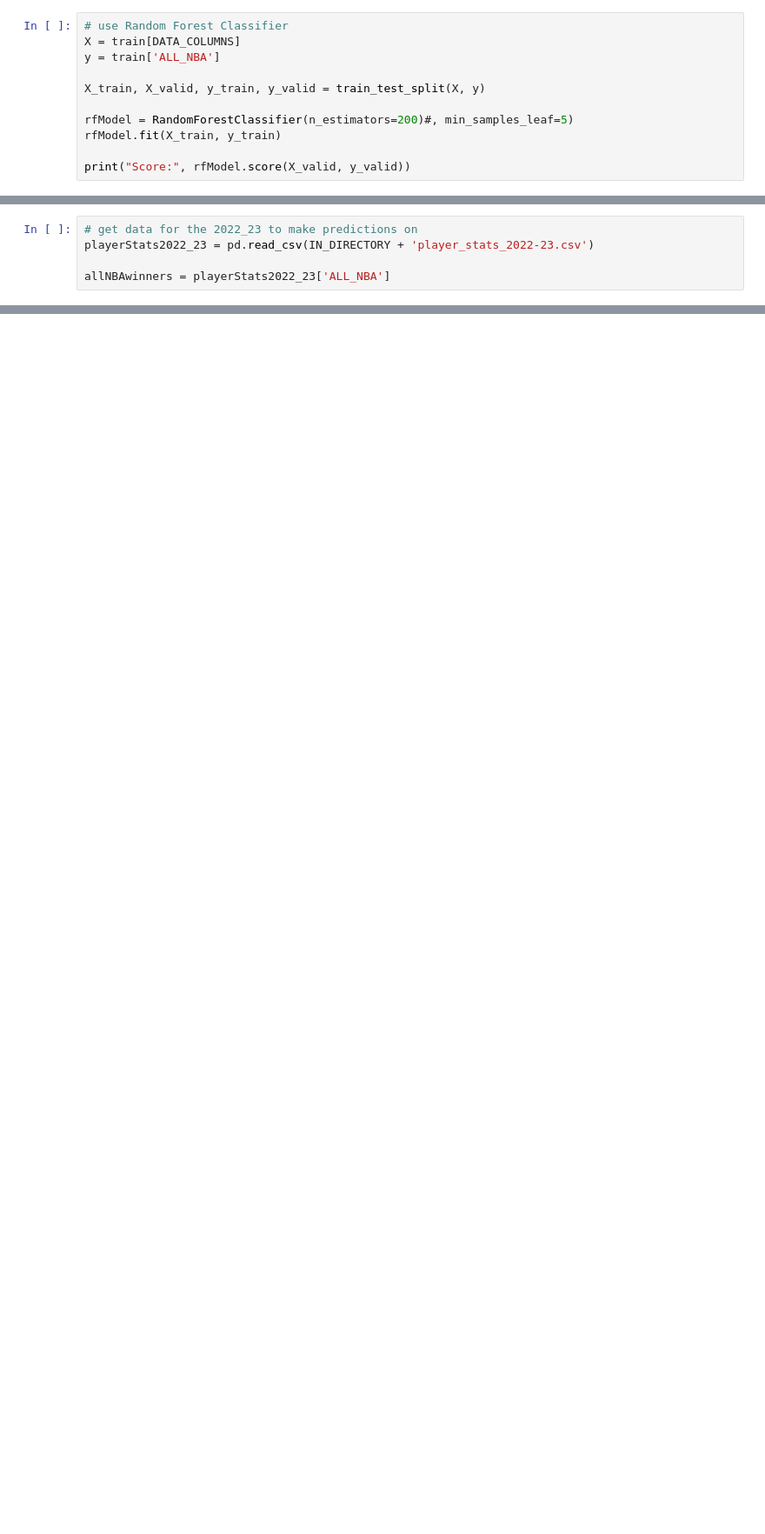
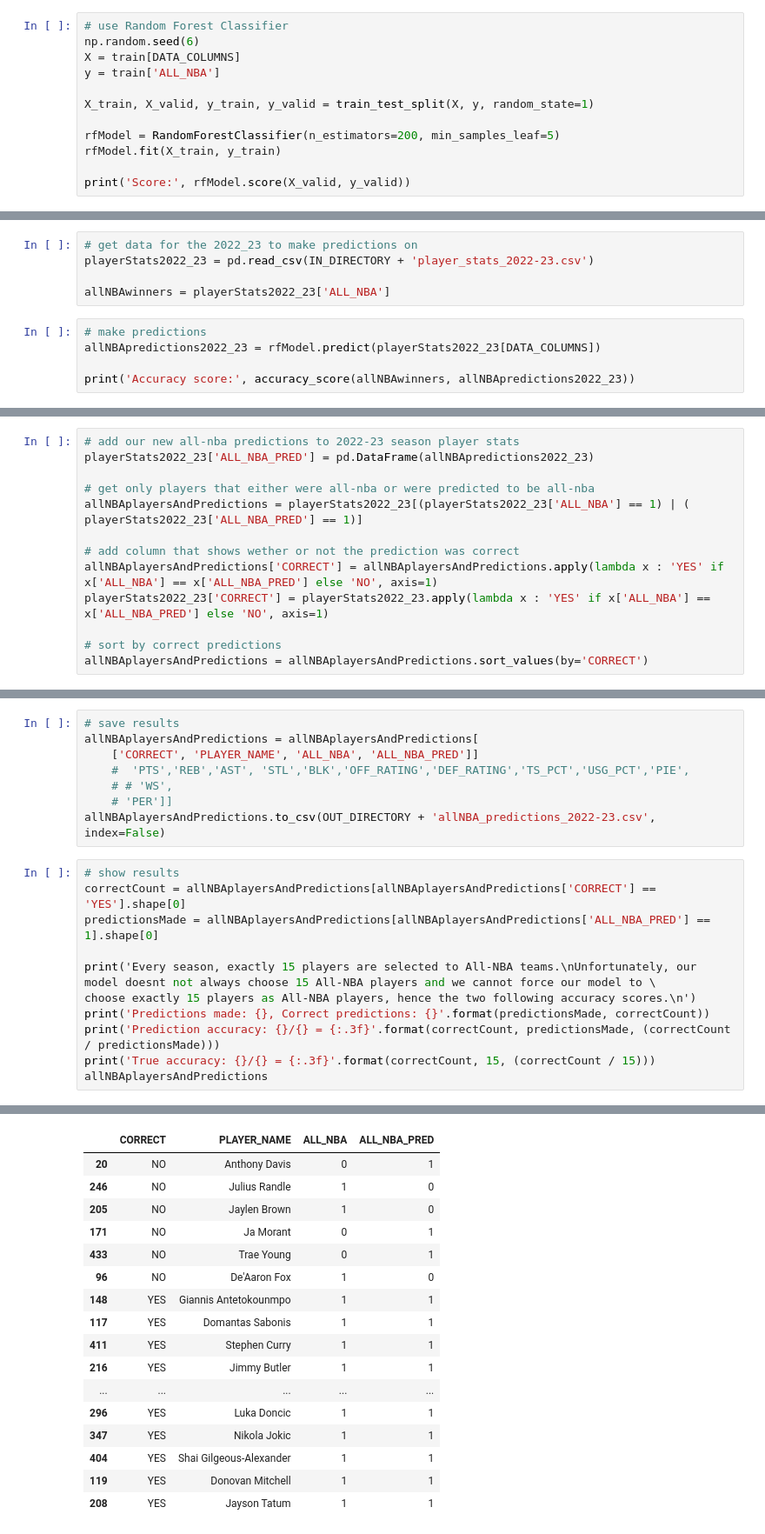
Before and after one commit to MikaelKaas/All-NBA_Award_Predictions, a Jupyter notebook: 6-make_predictions.ipynb, the cells around one changed output, grey strips where cells are left out. Shown at 87% size. Saved outputs shown, nothing was run; the diff lists cells and outputs as text; blank space fills up the shorter version.

Commit message:
Completed code for make_predictions.ipynb

```diff
--- a/6-make_predictions.ipynb
+++ b/6-make_predictions.ipynb
@@ -26,12 +39,13 @@ train = pd.read_csv(IN_DIRECTORY + 'player_stats_training.csv')
 # %%
 # use Random Forest Classifier
+np.random.seed(6)
 X = train[DATA_COLUMNS]
 y = train['ALL_NBA']
 
-X_train, X_valid, y_train, y_valid = train_test_split(X, y)
+X_train, X_valid, y_train, y_valid = train_test_split(X, y, random_state=1)
 
-rfModel = RandomForestClassifier(n_estimators=200)#, min_samples_leaf=5)
+rfModel = RandomForestClassifier(n_estimators=200, min_samples_leaf=5)
 rfModel.fit(X_train, y_train)
 
-print("Score:", rfModel.score(X_valid, y_valid))
+print('Score:', rfModel.score(X_valid, y_valid))
 # %% [output]
@@ -41,3 +55,8 @@ Score: 0.9844003899902503
 playerStats2022_23 = pd.read_csv(IN_DIRECTORY + 'player_stats_2022-23.csv')
 
 allNBAwinners = playerStats2022_23['ALL_NBA']
+# %%
+# make predictions
+allNBApredictions2022_23 = rfModel.predict(playerStats2022_23[DATA_COLUMNS])
+
+print('Accuracy score:', accuracy_score(allNBAwinners, allNBApredictions2022_23))
@@ -43,0 +65,13 @@ allNBAwinners = playerStats2022_23['ALL_NBA']
+# %%
+# add our new all-nba predictions to 2022-23 season player stats
+playerStats2022_23['ALL_NBA_PRED'] = pd.DataFrame(allNBApredictions2022_23)
+
+# get only players that either were all-nba or were predicted to be all-nba
+allNBAplayersAndPredictions = playerStats2022_23[(playerStats2022_23['ALL_NBA'] == 1) | ( playerStats2022_23['ALL_NBA_PRED'] == 1)]
+
+# add column that shows wether or not the prediction was correct
+allNBAplayersAndPredictions['CORRECT'] = allNBAplayersAndPredictions.apply(lambda x : 'YES' if x['ALL_NBA'] == x['ALL_NBA_PRED'] else 'NO', axis=1)
+playerStats2022_23['CORRECT'] = playerStats2022_23.apply(lambda x : 'YES' if x['ALL_NBA'] == x['ALL_NBA_PRED'] else 'NO', axis=1)
+
+# sort by correct predictions
+allNBAplayersAndPredictions = allNBAplayersAndPredictions.sort_values(by='CORRECT')
@@ -43,0 +84,20 @@ allNBAwinners = playerStats2022_23['ALL_NBA']
+# %%
+# save results
+allNBAplayersAndPredictions = allNBAplayersAndPredictions[
+    ['CORRECT', 'PLAYER_NAME', 'ALL_NBA', 'ALL_NBA_PRED']]
+    #  'PTS','REB','AST', 'STL','BLK','OFF_RATING','DEF_RATING','TS_PCT','USG_PCT','PIE',
+    # # 'WS',
+    # 'PER']]
+allNBAplayersAndPredictions.to_csv(OUT_DIRECTORY + 'allNBA_predictions_2022-23.csv', index=False)
+# %%
+# show results
+correctCount = allNBAplayersAndPredictions[allNBAplayersAndPredictions['CORRECT'] == 'YES'].shape[0]
+predictionsMade = allNBAplayersAndPredictions[allNBAplayersAndPredictions['ALL_NBA_PRED'] == 1].shape[0]
+
+print('Every season, exactly 15 players are selected to All-NBA teams.\nUnfortunately, our model doesnt not always choose 15 All-NBA players and we cannot force our model to \
+choose exactly 15 players as All-NBA players, hence the two following accuracy scores.\n')
+print('Predictions made: {}, Correct predictions: {}'.format(predictionsMade, correctCount))
+print('Prediction accuracy: {}/{} = {:.3f}'.format(correctCount, predictionsMade, (correctCount / predictionsMade)))
+print('True accuracy: {}/{} = {:.3f}'.format(correctCount, 15, (correctCount / 15)))
+allNBAplayersAndPredictions
+# %% [output]
@@ -43,0 +110,17 @@ allNBAwinners = playerStats2022_23['ALL_NBA']
+|  | CORRECT | PLAYER_NAME | ALL_NBA | ALL_NBA_PRED |
+| 20 | NO | Anthony Davis | 0 | 1 |
+| 246 | NO | Julius Randle | 1 | 0 |
+| 205 | NO | Jaylen Brown | 1 | 0 |
+| 171 | NO | Ja Morant | 0 | 1 |
+| 433 | NO | Trae Young | 0 | 1 |
+| 96 | NO | De'Aaron Fox | 1 | 0 |
+| 148 | YES | Giannis Antetokounmpo | 1 | 1 |
+| 117 | YES | Domantas Sabonis | 1 | 1 |
+| 411 | YES | Stephen Curry | 1 | 1 |
+| 216 | YES | Jimmy Butler | 1 | 1 |
+| ... | ... | ... | ... | ... |
+| 296 | YES | Luka Doncic | 1 | 1 |
+| 347 | YES | Nikola Jokic | 1 | 1 |
+| 404 | YES | Shai Gilgeous-Alexander | 1 | 1 |
+| 119 | YES | Donovan Mitchell | 1 | 1 |
+| 208 | YES | Jayson Tatum | 1 | 1 |
```
Also changed, not shown: parts of 13 cells of this notebook, 7 other files.
